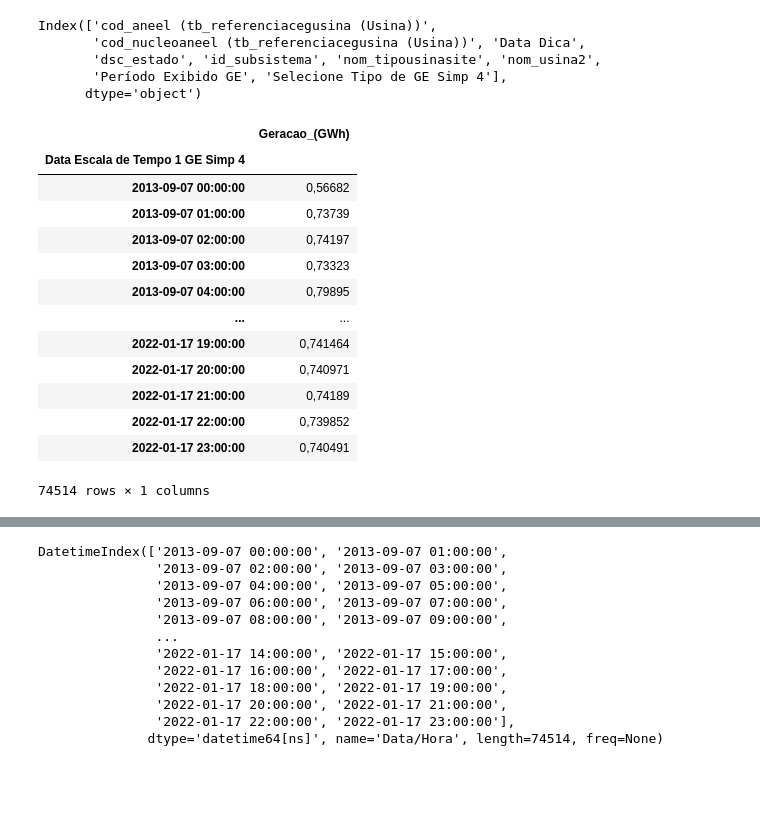
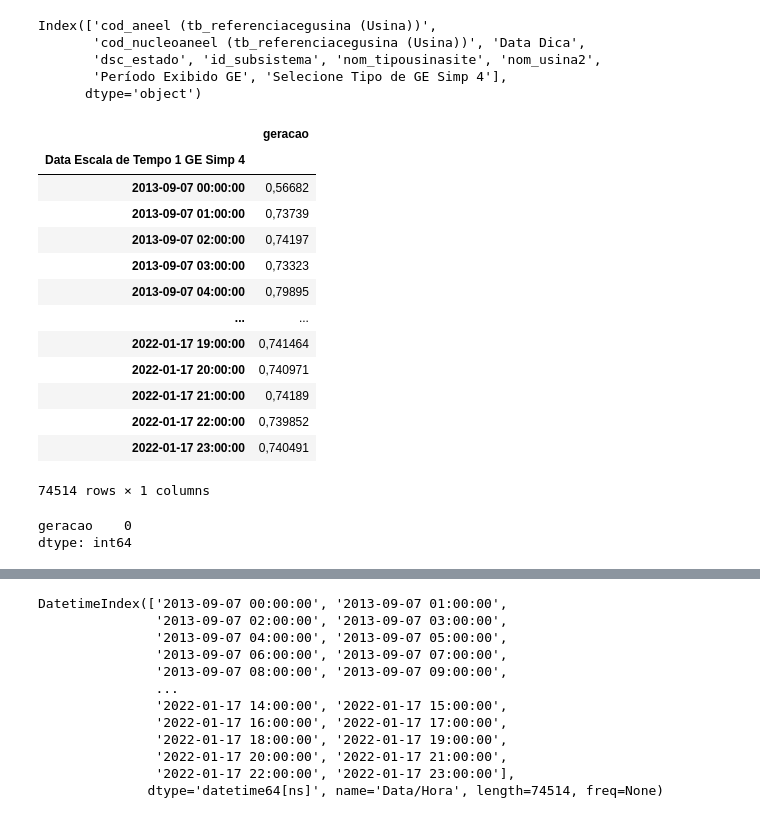
Before and after one commit to Leonardorochagit/Geracao_Energia, a Jupyter notebook: Previsao_GeracaoEnergia_AM.ipynb, the cells around one changed output, grey strips where cells are left out. Saved outputs shown, nothing was run; the diff lists cells and outputs as text; code cells hidden in the pictures; blank space fills up the shorter version.

```diff
--- a/Previsao_GeracaoEnergia_AM.ipynb
+++ b/Previsao_GeracaoEnergia_AM.ipynb
@@ -117,12 +120,12 @@ Index(['cod_aneel (tb_referenciacegusina (Usina))',
 # %%
 lista_colunas_drop = ['cod_aneel (tb_referenciacegusina (Usina))', 'cod_nucleoaneel (tb_referenciacegusina (Usina))',
                       'Data Dica','dsc_estado', 'id_subsistema', 'nom_tipousinasite', 'nom_usina2',
                       'Período Exibido GE']
 df=df_original.drop(columns=lista_colunas_drop)
-df = df.rename(columns={'Data Escala de Tempo 1 GE Simp 4':'Data/Hora','Selecione Tipo de GE Simp 4':'Geracao_(GWh)'})
+df = df.rename(columns={'Data Escala de Tempo 1 GE Simp 4':'Data/Hora','Selecione Tipo de GE Simp 4':'geracao'})
 df
 # %% [output]
-|  | Geracao_(GWh) |
+|  | geracao |
 | Data Escala de Tempo 1 GE Simp 4 |  |
 | 2013-09-07 00:00:00 | 0,56682 |
 | 2013-09-07 01:00:00 | 0,73739 |
@@ -136,5 +139,10 @@ df
 | 2022-01-17 22:00:00 | 0,739852 |
 | 2022-01-17 23:00:00 | 0,740491 |
 74514 rows × 1 columns
+# %%
+df.isna().sum()
+# %% [output]
+geracao    0
+dtype: int64
 # %%
 df.index.names = ['Data/Hora']
```
Also changed, not shown: parts of 55 cells of this notebook.
